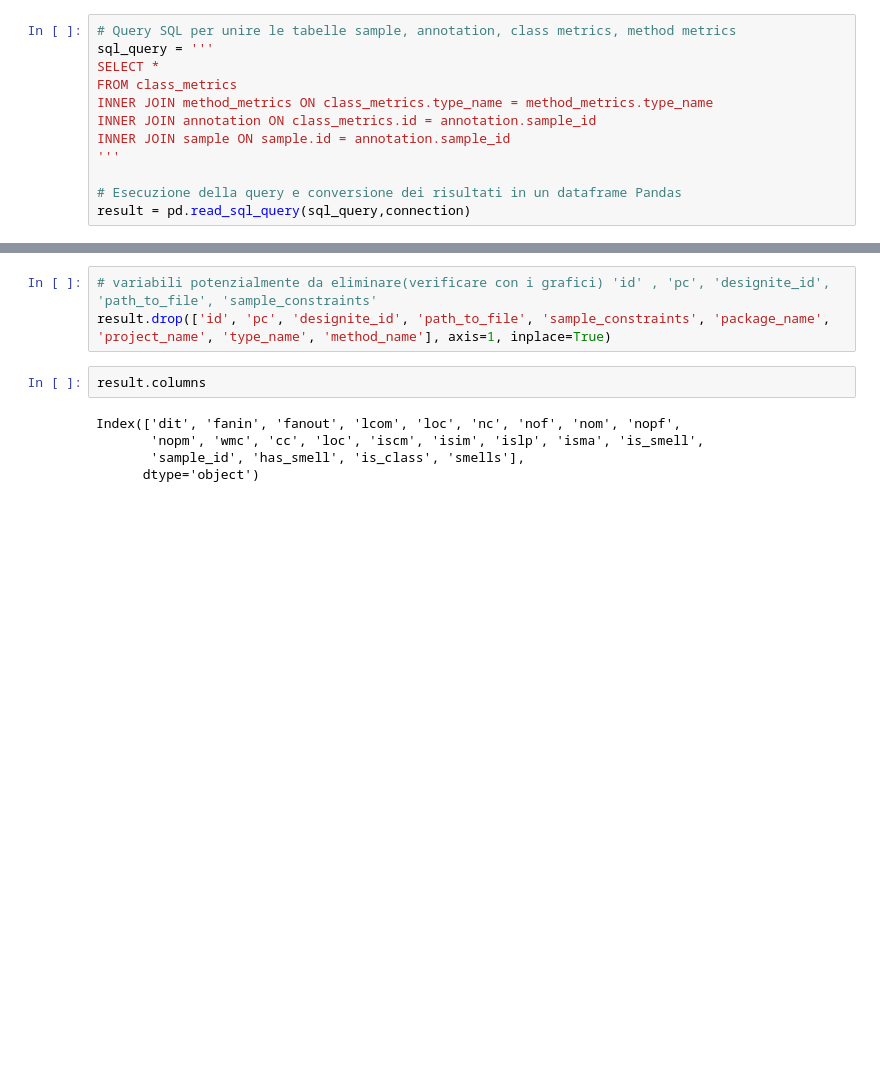
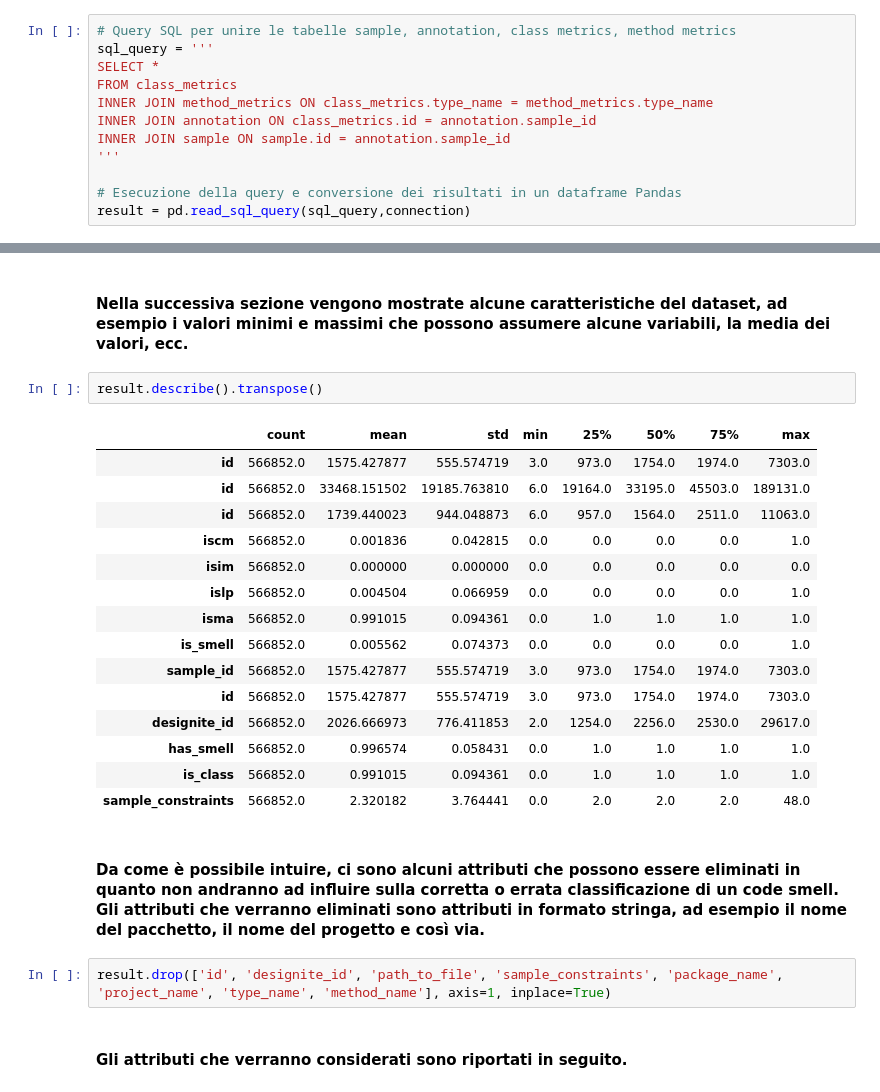
Before and after one commit to DarioDeMaio/Code_Smells_NLP, a Jupyter notebook: machine_learning_model.ipynb, the cells around one changed output, grey strips where cells are left out. Saved outputs shown, nothing was run; the diff lists cells and outputs as text; blank space fills up the shorter version.

```diff
--- a/machine_learning_model.ipynb
+++ b/machine_learning_model.ipynb
@@ -33,10 +60,26 @@ result = pd.read_sql_query(sql_query,connection)
+# %% [markdown]
+#### Nella successiva sezione vengono mostrate alcune caratteristiche del dataset, ad esempio i valori minimi e massimi che possono assumere alcune variabili, la media dei valori, ecc.
+# %%
+result.describe().transpose()
+# %% [output]
+|  | count | mean | std | min | 25% | 50% | 75% | max |
+| id | 566852.0 | 1575.427877 | 555.574719 | 3.0 | 973.0 | 1754.0 | 1974.0 | 7303.0 |
+| id | 566852.0 | 33468.151502 | 19185.763810 | 6.0 | 19164.0 | 33195.0 | 45503.0 | 189131.0 |
+| id | 566852.0 | 1739.440023 | 944.048873 | 6.0 | 957.0 | 1564.0 | 2511.0 | 11063.0 |
+| iscm | 566852.0 | 0.001836 | 0.042815 | 0.0 | 0.0 | 0.0 | 0.0 | 1.0 |
+| isim | 566852.0 | 0.000000 | 0.000000 | 0.0 | 0.0 | 0.0 | 0.0 | 0.0 |
+| islp | 566852.0 | 0.004504 | 0.066959 | 0.0 | 0.0 | 0.0 | 0.0 | 1.0 |
+| isma | 566852.0 | 0.991015 | 0.094361 | 0.0 | 1.0 | 1.0 | 1.0 | 1.0 |
+| is_smell | 566852.0 | 0.005562 | 0.074373 | 0.0 | 0.0 | 0.0 | 0.0 | 1.0 |
+| sample_id | 566852.0 | 1575.427877 | 555.574719 | 3.0 | 973.0 | 1754.0 | 1974.0 | 7303.0 |
+| id | 566852.0 | 1575.427877 | 555.574719 | 3.0 | 973.0 | 1754.0 | 1974.0 | 7303.0 |
+| designite_id | 566852.0 | 2026.666973 | 776.411853 | 2.0 | 1254.0 | 2256.0 | 2530.0 | 29617.0 |
+| has_smell | 566852.0 | 0.996574 | 0.058431 | 0.0 | 1.0 | 1.0 | 1.0 | 1.0 |
+| is_class | 566852.0 | 0.991015 | 0.094361 | 0.0 | 1.0 | 1.0 | 1.0 | 1.0 |
+| sample_constraints | 566852.0 | 2.320182 | 3.764441 | 0.0 | 2.0 | 2.0 | 2.0 | 48.0 |
+# %% [markdown]
+#### Da come è possibile intuire, ci sono alcuni attributi che possono essere eliminati in quanto non andranno ad influire sulla corretta o errata classificazione di un code smell. Gli attributi che verranno eliminati sono attributi in formato stringa, ad esempio il nome del pacchetto, il nome del progetto e così via.
 # %%
-# variabili potenzialmente da eliminare(verificare con i grafici) 'id' , 'pc', 'designite_id', 'path_to_file', 'sample_constraints'
-result.drop(['id', 'pc', 'designite_id', 'path_to_file', 'sample_constraints', 'package_name', 'project_name', 'type_name', 'method_name'], axis=1, inplace=True)
+result.drop(['id', 'designite_id', 'path_to_file', 'sample_constraints', 'package_name', 'project_name', 'type_name', 'method_name'], axis=1, inplace=True)
-# %%
-result.columns
-# %% [output]
-Index(['dit', 'fanin', 'fanout', 'lcom', 'loc', 'nc', 'nof', 'nom', 'nopf',
-       'nopm', 'wmc', 'cc', 'loc', 'iscm', 'isim', 'islp', 'isma', 'is_smell',
-       'sample_id', 'has_smell', 'is_class', 'smells'],
-      dtype='object')
+# %% [markdown]
+#### Gli attributi che verranno considerati sono riportati in seguito.
```
Also changed, not shown: parts of 25 cells of this notebook.
